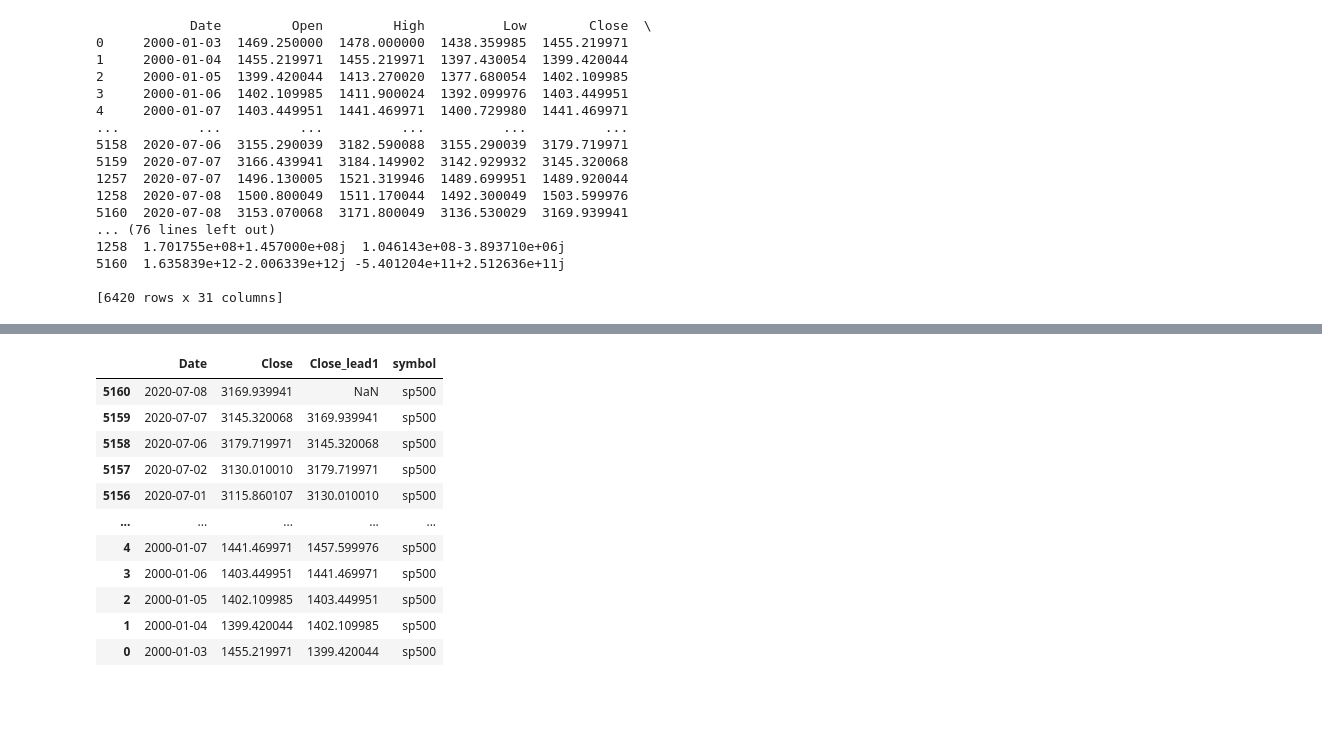
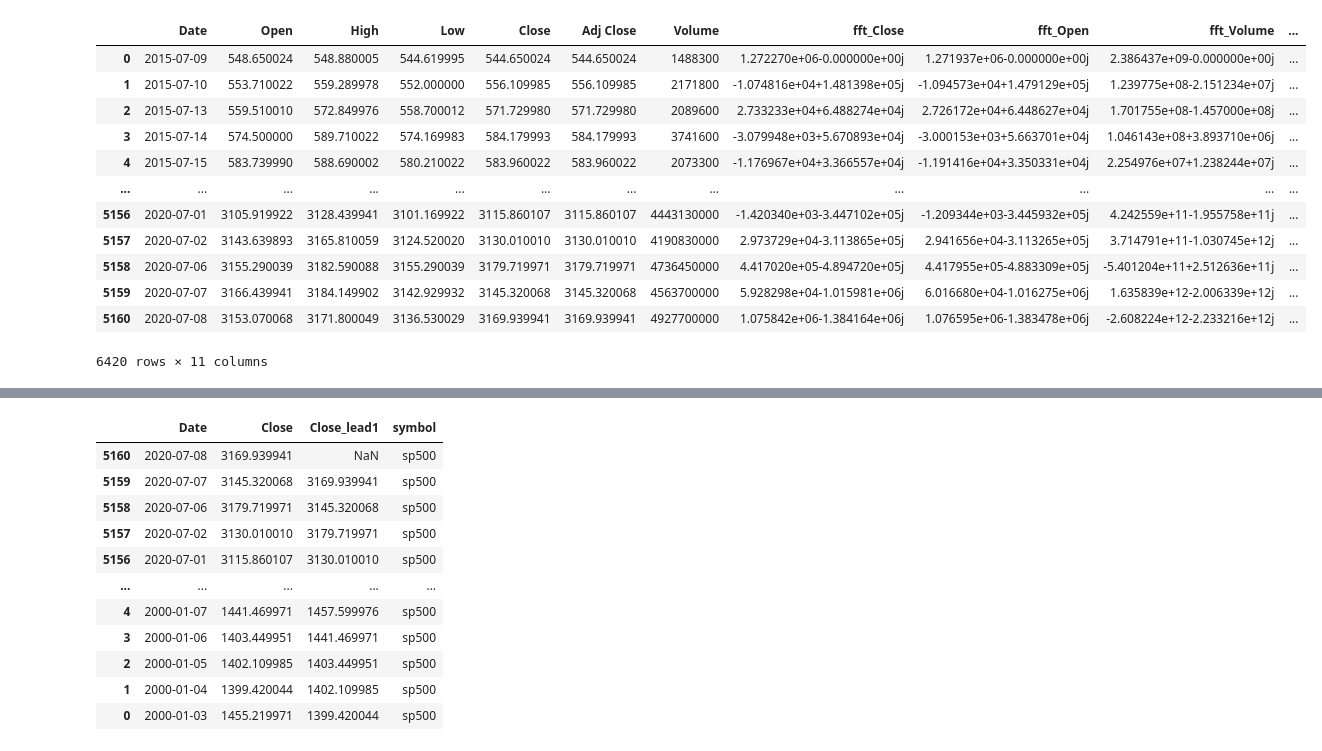
Before and after one commit to allen-chiang/Time-Series-Transformer, a Jupyter notebook: pandas.ipynb, the cells around one changed output, grey strips where cells are left out. Drawn from its saved outputs; the diff is of its cells as text; code cells hidden in the pictures; blank space fills up the shorter version.

```diff
--- a/pandas.ipynb
+++ b/pandas.ipynb
@@ -19,25 +19,23 @@ port.make_technical_indicator('Open','fft','fast_fourier')
 port.make_technical_indicator('Volume','fft','fast_fourier')
 # %%
 df = port.get_portfolio_dataFrame()
+# %%
+df
+# %% [output]
+|  | Date | Open | High | Low | Close | Adj Close | Volume | fft_Close | fft_Open | fft_Volume | ... |
+| 0 | 2015-07-09 | 548.650024 | 548.880005 | 544.619995 | 544.650024 | 544.650024 | 1488300 | 1.272270e+06-0.000000e+00j | 1.271937e+06-0.000000e+00j | 2.386437e+09-0.000000e+00j | ... |
+| 1 | 2015-07-10 | 553.710022 | 559.289978 | 552.000000 | 556.109985 | 556.109985 | 2171800 | -1.074816e+04+1.481398e+05j | -1.094573e+04+1.479129e+05j | 1.239775e+08-2.151234e+07j | ... |
+| 2 | 2015-07-13 | 559.510010 | 572.849976 | 558.700012 | 571.729980 | 571.729980 | 2089600 | 2.733233e+04+6.488274e+04j | 2.726172e+04+6.448627e+04j | 1.701755e+08-1.457000e+08j | ... |
+| 3 | 2015-07-14 | 574.500000 | 589.710022 | 574.169983 | 584.179993 | 584.179993 | 3741600 | -3.079948e+03+5.670893e+04j | -3.000153e+03+5.663701e+04j | 1.046143e+08+3.893710e+06j | ... |
+| 4 | 2015-07-15 | 583.739990 | 588.690002 | 580.210022 | 583.960022 | 583.960022 | 2073300 | -1.176967e+04+3.366557e+04j | -1.191416e+04+3.350331e+04j | 2.254976e+07+1.238244e+07j | ... |
+| ... | ... | ... | ... | ... | ... | ... | ... | ... | ... | ... | ... |
+| 5156 | 2020-07-01 | 3105.919922 | 3128.439941 | 3101.169922 | 3115.860107 | 3115.860107 | 4443130000 | -1.420340e+03-3.447102e+05j | -1.209344e+03-3.445932e+05j | 4.242559e+11-1.955758e+11j | ... |
+| 5157 | 2020-07-02 | 3143.639893 | 3165.810059 | 3124.520020 | 3130.010010 | 3130.010010 | 4190830000 | 2.973729e+04-3.113865e+05j | 2.941656e+04-3.113265e+05j | 3.714791e+11-1.030745e+12j | ... |
+| 5158 | 2020-07-06 | 3155.290039 | 3182.590088 | 3155.290039 | 3179.719971 | 3179.719971 | 4736450000 | 4.417020e+05-4.894720e+05j | 4.417955e+05-4.883309e+05j | -5.401204e+11+2.512636e+11j | ... |
+| 5159 | 2020-07-07 | 3166.439941 | 3184.149902 | 3142.929932 | 3145.320068 | 3145.320068 | 4563700000 | 5.928298e+04-1.015981e+06j | 6.016680e+04-1.016275e+06j | 1.635839e+12-2.006339e+12j | ... |
+| 5160 | 2020-07-08 | 3153.070068 | 3171.800049 | 3136.530029 | 3169.939941 | 3169.939941 | 4927700000 | 1.075842e+06-1.384164e+06j | 1.076595e+06-1.383478e+06j | -2.608224e+12-2.233216e+12j | ... |
+6420 rows × 11 columns
 # %%
 ptspd = Pandas_Time_Series_Panel_Dataset(df)
-ptspd.make_slide_window('Date',2,None,'symbol')
+# ptspd.make_slide_window('Date',2,None,'symbol')
-# %% [output]
-            Date         Open         High          Low        Close  \
-0     2000-01-03  1469.250000  1478.000000  1438.359985  1455.219971
-1     2000-01-04  1455.219971  1455.219971  1397.430054  1399.420044
-2     2000-01-05  1399.420044  1413.270020  1377.680054  1402.109985
-3     2000-01-06  1402.109985  1411.900024  1392.099976  1403.449951
-4     2000-01-07  1403.449951  1441.469971  1400.729980  1441.469971
-...          ...          ...          ...          ...          ...
-5158  2020-07-06  3155.290039  3182.590088  3155.290039  3179.719971
-5159  2020-07-07  3166.439941  3184.149902  3142.929932  3145.320068
-1257  2020-07-07  1496.130005  1521.319946  1489.699951  1489.920044
-1258  2020-07-08  1500.800049  1511.170044  1492.300049  1503.599976
-5160  2020-07-08  3153.070068  3171.800049  3136.530029  3169.939941
-... (76 lines left out)
-1258  1.701755e+08+1.457000e+08j  1.046143e+08-3.893710e+06j
-5160  1.635839e+12-2.006339e+12j -5.401204e+11+2.512636e+11j
-
-[6420 rows x 31 columns]
 # %%
```
Also changed, not shown: parts of 2 cells of this notebook.
